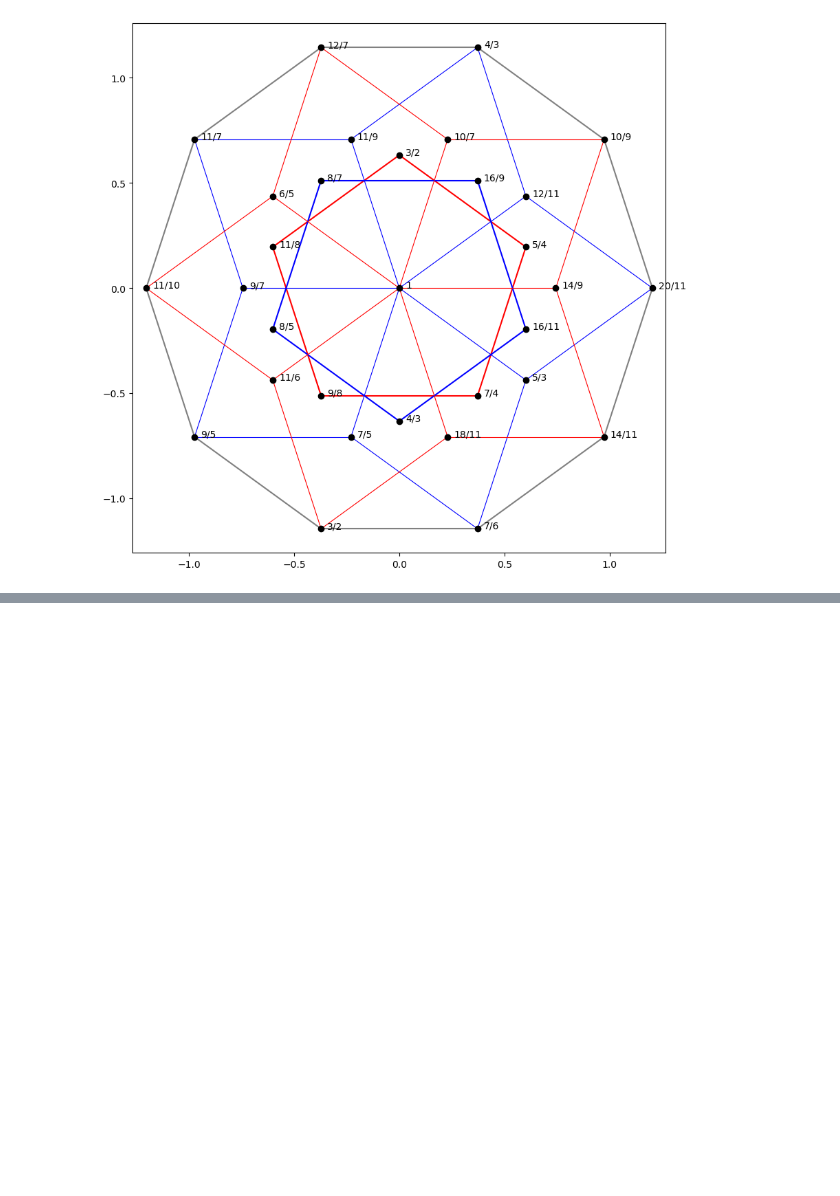
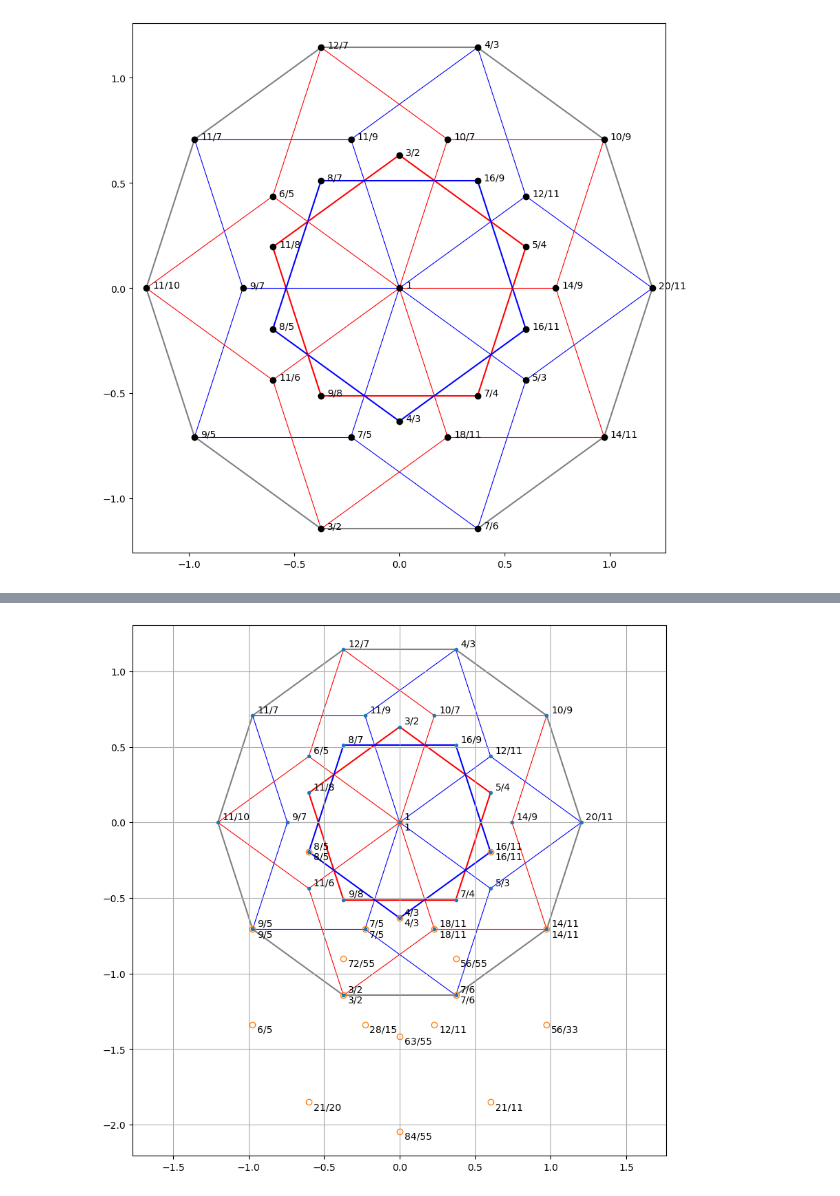
Before and after one commit to armandjbeaudoin/JI_tiling, a Jupyter notebook: notebooks/hexadicDiamond.ipynb, the cells around one changed output, grey strips where cells are left out. Saved outputs shown, nothing was run; the diff lists cells and outputs as text; code cells hidden in the pictures; blank space fills up the shorter version.

Commit message:
Added combination of Eikosany with Hexadic Diamond

```diff
--- a/notebooks/hexadicDiamond.ipynb
+++ b/notebooks/hexadicDiamond.ipynb
@@ -161,0 +175,8 @@ plt.show()
+# %%
+# Set up Eikosany
+eiko_6 = np.zeros((20,6),dtype=np.int32)
+
+for i,c in enumerate( combinations((0, 1, 2, 3, 4, 5),3) ):
+    eiko_6[i,c] =  1
+
+eiko_5 = eiko_6[:,1:]
@@ -161,0 +215,71 @@ plt.show()
+# %%
+fig = plt.figure(figsize=(10,10))
+ax = fig.add_subplot(111)
+
+########################################
+
+# Step 1: red pentagon — otonal basis points (single element == +1)
+idx_otonal = [i for i, pt in enumerate(pts5_)
+              if np.sum(pt != 0) == 1 and pt.max() == 1]
+draw_pentagon(ax, idx_otonal, 'r')
+
+# Step 2: blue pentagon — utonal basis points (single element == -1)
+idx_utonal = [i for i, pt in enumerate(pts5_)
+              if np.sum(pt != 0) == 1 and pt.min() == -1]
+draw_pentagon(ax, idx_utonal, 'b')
+
+# Step 3: blue (thin) lines — utonal star
+draw_belt(ax, [-1, 0,  1, 0, 0],
+              [ 0,-1,  1, 0, 0], 'b')
+
+# Step 4: red (thin) lines — otonal star
+draw_belt(ax, [ 1, 0, -1, 0, 0],
+              [ 0, 1, -1, 0, 0], 'r')
+
+# Step 5: grey decagon — connect the 10 outermost points
+distances = np.sqrt(x_**2 + y_**2)
+idx_outer10 = list(np.argsort(distances)[-10:])
+angles = np.arctan2([y_[i] for i in idx_outer10], [x_[i] for i in idx_outer10])
+idx_outer10 = [idx_outer10[k] for k in np.argsort(angles)]
+for k in range(10):
+    i, j = idx_outer10[k], idx_outer10[(k+1) % 10]
+    ax.plot([x_[i], x_[j]], [y_[i], y_[j]], color='grey', linewidth=1.5, zorder=0)
+
+# Step 6: radial lines from origin to bridge points, colored by star
+orange_bridges = [cyclic([0,  1, -1, 0, 0], i) for i in range(5)]
+cyan_bridges   = [cyclic([0, -1,  1, 0, 0], i) for i in range(5)]
+
+for pt in orange_bridges:
+    i = find_idx(pt)
+    if i is not None:
+        ax.plot([0, x_[i]], [0, y_[i]], color='r', linewidth=0.8, zorder=0)
+
+for pt in cyan_bridges:
+    i = find_idx(pt)
+    if i is not None:
+        ax.plot([0, x_[i]], [0, y_[i]], color='b', linewidth=0.8, zorder=0)
+########################################
+x_ = -xy_[:,1]
+y_ = xy_[:,0]
+
+xE_ = -xy_E[:,1]
+yE_ = xy_E[:,0]
+
+ax.plot(x_,y_,'.')
+# Annotate with octave-reduced ratio
+for i, pS in enumerate(r_):
+    pS_oct = pS
+    while pS_oct > 2: pS_oct /= 2
+    while pS_oct < 1: pS_oct *= 2
+    ax.annotate(str(pS_oct), xy=[x_[i]+0.03, y_[i]+0.02], textcoords='data')
+
+ax.plot(xE_,yE_,'o',markerfacecolor='none')
+for i,rl in enumerate(r_prod):                                       # <--
+    ax.annotate(str(rl), xy=[xE_[i]+0.03,yE_[i]-0.05], textcoords='data') # <--
+
+ax.grid()
+plt.axis('equal')
+# plt.savefig('hexadic_diamond.png')
+plt.show()
+# %% [output]
+[figure, added]
```
Also changed, not shown: parts of 3 cells of this notebook, 1 other file.
